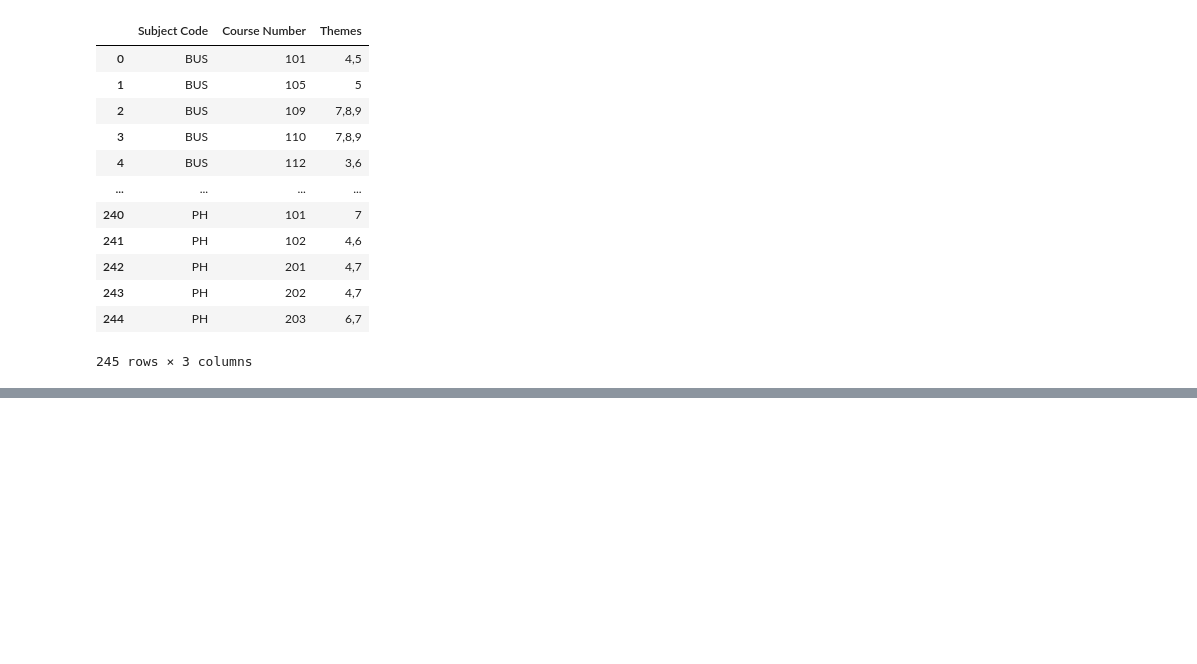
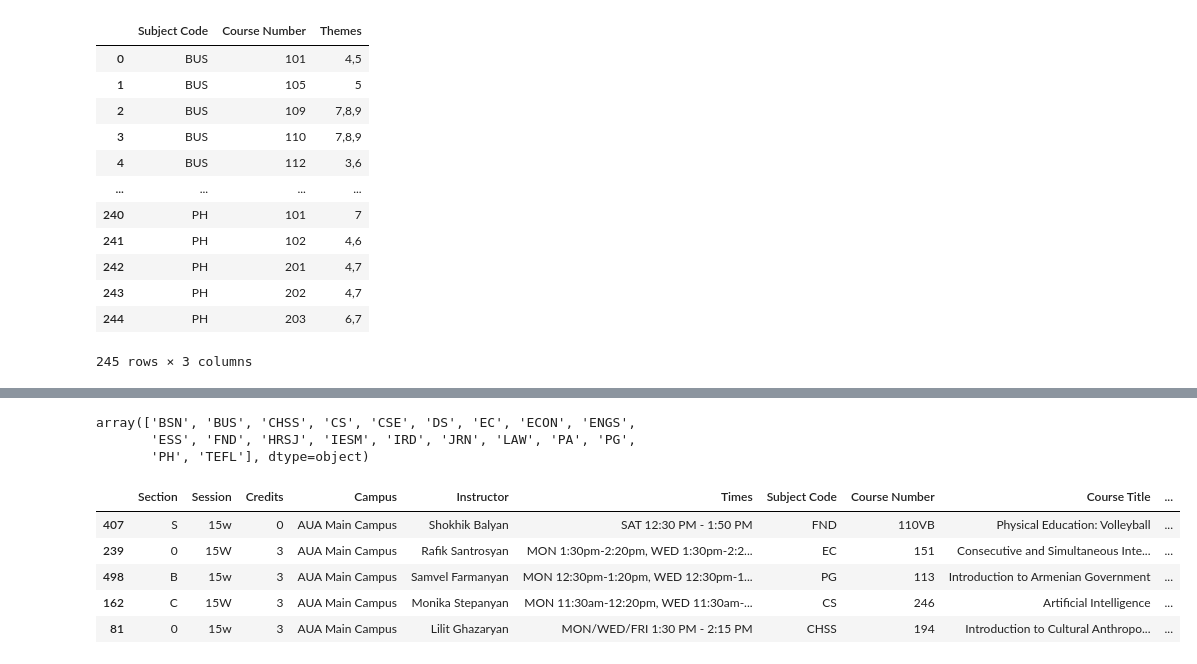
Before and after one commit to mikayelgr/corsa, a Jupyter notebook: 3. Corsa_AUA_Merged_F2025.ipynb, the cells around one changed output, grey strips where cells are left out. Drawn from its saved outputs; the diff is of its cells as text; code cells hidden in the pictures; blank space fills up the shorter version.

Commit message:
fixed a few major bugs

```diff
--- a/3. Corsa_AUA_Merged_F2025.ipynb
+++ b/3. Corsa_AUA_Merged_F2025.ipynb
@@ -29,7 +107,9 @@ all_courses_df['is_gened'] = False # by default
 
 for i in geneds_df.index:
   gened_entry = geneds_df.loc[i]
-  corresponding_offered_courses = all_courses_df.loc[all_courses_df['Course Number'] == gened_entry['Course Number']]
+  corresponding_offered_courses = all_courses_df.loc[
+    (all_courses_df['Course Number'] == gened_entry['Course Number']) &
+    (all_courses_df['Subject Code'] == gened_entry['Subject Code'])]
   if len(corresponding_offered_courses) > 0:
     for k in corresponding_offered_courses.index:
       all_courses_df.loc[k, 'is_gened'] = True
@@ -62,0 +143,46 @@ all_courses_df
+# %%
+# Making sure that foundational courses are not marked as gened
+all_courses_df.loc[all_courses_df["Subject Code"] == "FND", "is_gened"] = False
+# %%
+all_courses_df["Subject Code"].unique()
+# %% [output]
+array(['BSN', 'BUS', 'CHSS', 'CS', 'CSE', 'DS', 'EC', 'ECON', 'ENGS',
+       'ESS', 'FND', 'HRSJ', 'IESM', 'IRD', 'JRN', 'LAW', 'PA', 'PG',
+       'PH', 'TEFL'], dtype=object)
+# %%
+# create a map of subject codes to their full names from all_courses_df["Subject Code"].unique()
+subject_code_map = {
+    'BSN': 'Nursing',
+    'BUS': 'Business',
+    'CHSS': 'Humanities and Social Sciences',
+    'CS': 'Computer Science',
+    'CSE': 'Computer Science and Engineering',
+    'DS': 'Data Science',
+    'EC': 'English & Communications',
+    'ECON': 'Economics',
+    'ENGS': 'Engineering',
+    'ESS': 'Environmental Science and Sustainability',
+    'GIS) and Remote Sensi': 'Geographic Information Systems and Remote Sensing',
+    'FND': 'Foundational',
+    'HRSJ': 'Human Rights and Social Justice',
+    'IESM': 'International and European Studies',
+    'IRD': 'Interdisciplinary Research Design',
+    'JRN': 'Journalism',
+    'LAW': 'Law',
+    'PA': 'Public Affairs',
+    'PG': 'Politics & Governance',
+    'PH': 'Public Health',
+    'TEFL': 'Teaching English as a Foreign Language',
+}
+# %%
+# map courses to their full names
+all_courses_df['Major/Concentration Name'] = all_courses_df['Subject Code'].map(subject_code_map)
+# %%
+all_courses_df.sample(5)
+# %% [output]
+|  | Section | Session | Credits | Campus | Instructor | Times | Subject Code | Course Number | Course Title | ... |
+| 407 | S | 15w | 0 | AUA Main Campus | Shokhik Balyan | SAT 12:30 PM - 1:50 PM | FND | 110VB | Physical Education: Volleyball | ... |
+| 239 | 0 | 15W | 3 | AUA Main Campus | Rafik Santrosyan | MON 1:30pm-2:20pm, WED 1:30pm-2:2... | EC | 151 | Consecutive and Simultaneous Inte... | ... |
+| 498 | B | 15w | 3 | AUA Main Campus | Samvel Farmanyan | MON 12:30pm-1:20pm, WED 12:30pm-1... | PG | 113 | Introduction to Armenian Government | ... |
+| 162 | C | 15W | 3 | AUA Main Campus | Monika Stepanyan | MON 11:30am-12:20pm, WED 11:30am-... | CS | 246 | Artificial Intelligence | ... |
+| 81 | 0 | 15w | 3 | AUA Main Campus | Lilit Ghazaryan | MON/WED/FRI 1:30 PM - 2:15 PM | CHSS | 194 | Introduction to Cultural Anthropo... | ... |
```
Also changed, not shown: parts of 9 cells of this notebook, 2 other files.
